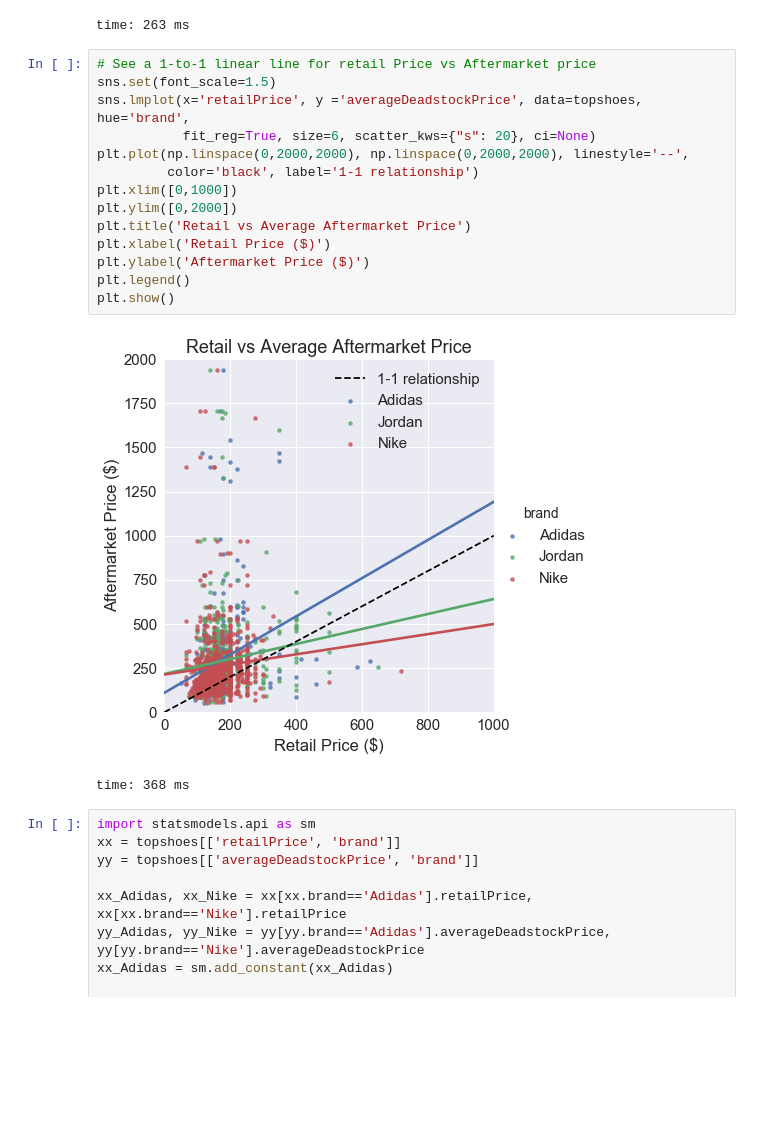
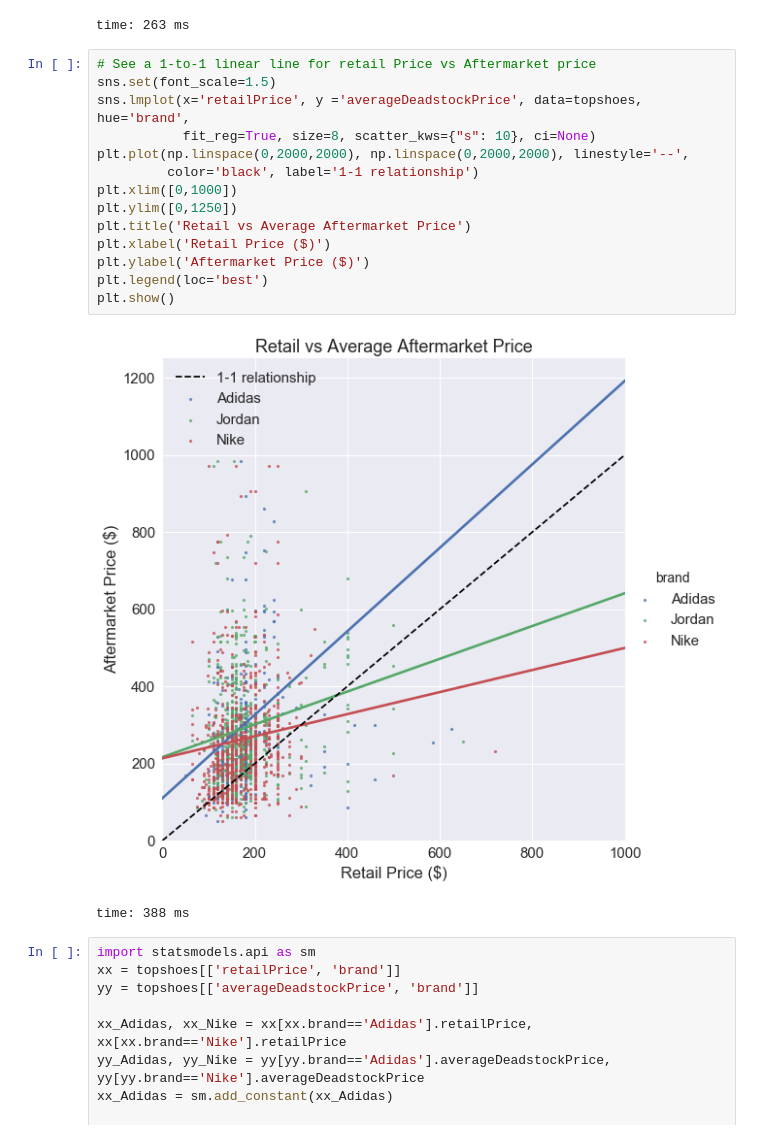
Before and after one commit to chrisk447/Capstone-GA, a Jupyter notebook: StockX Notebook.ipynb, the cells around one changed output. Cells and saved outputs as stored; diff of their text form; blank space fills up the shorter version.

```diff
--- a/StockX Notebook.ipynb
+++ b/StockX Notebook.ipynb
@@ -232,20 +232,20 @@ time: 263 ms
 # %%
 # See a 1-to-1 linear line for retail Price vs Aftermarket price
 sns.set(font_scale=1.5)
 sns.lmplot(x='retailPrice', y ='averageDeadstockPrice', data=topshoes, hue='brand',
-           fit_reg=True, size=6, scatter_kws={"s": 20}, ci=None)
+           fit_reg=True, size=8, scatter_kws={"s": 10}, ci=None)
 plt.plot(np.linspace(0,2000,2000), np.linspace(0,2000,2000), linestyle='--',
          color='black', label='1-1 relationship')
 plt.xlim([0,1000])
-plt.ylim([0,2000])
+plt.ylim([0,1250])
 plt.title('Retail vs Average Aftermarket Price')
 plt.xlabel('Retail Price ($)')
 plt.ylabel('Aftermarket Price ($)')
-plt.legend()
+plt.legend(loc='best')
 plt.show()
 # %% [output]
-[figure, old version]
+[figure, new version]
-time: 368 ms
+time: 388 ms
 # %%
 import statsmodels.api as sm
 xx = topshoes[['retailPrice', 'brand']]
```
Also changed, not shown: parts of 10 cells of this notebook.
